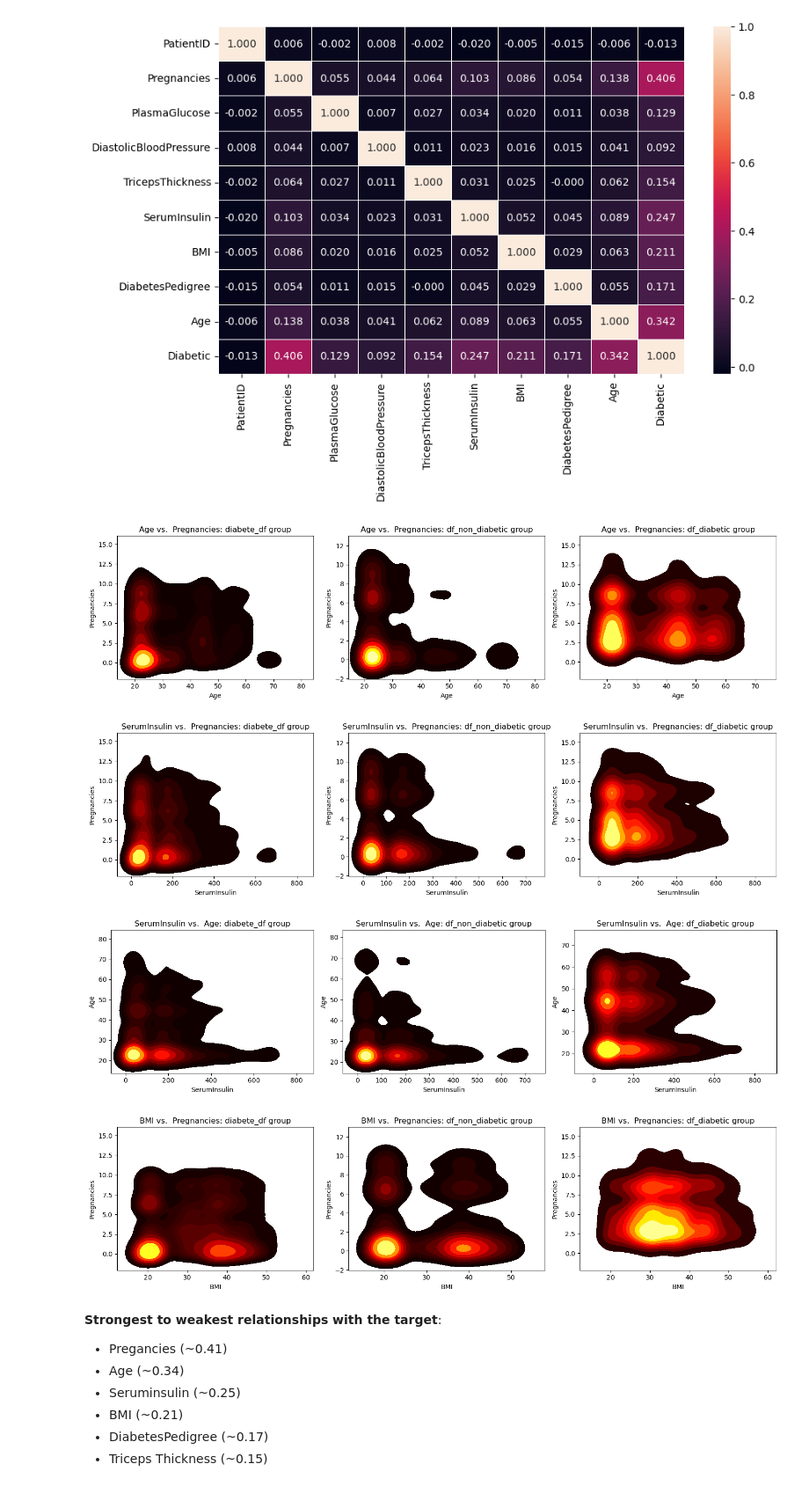
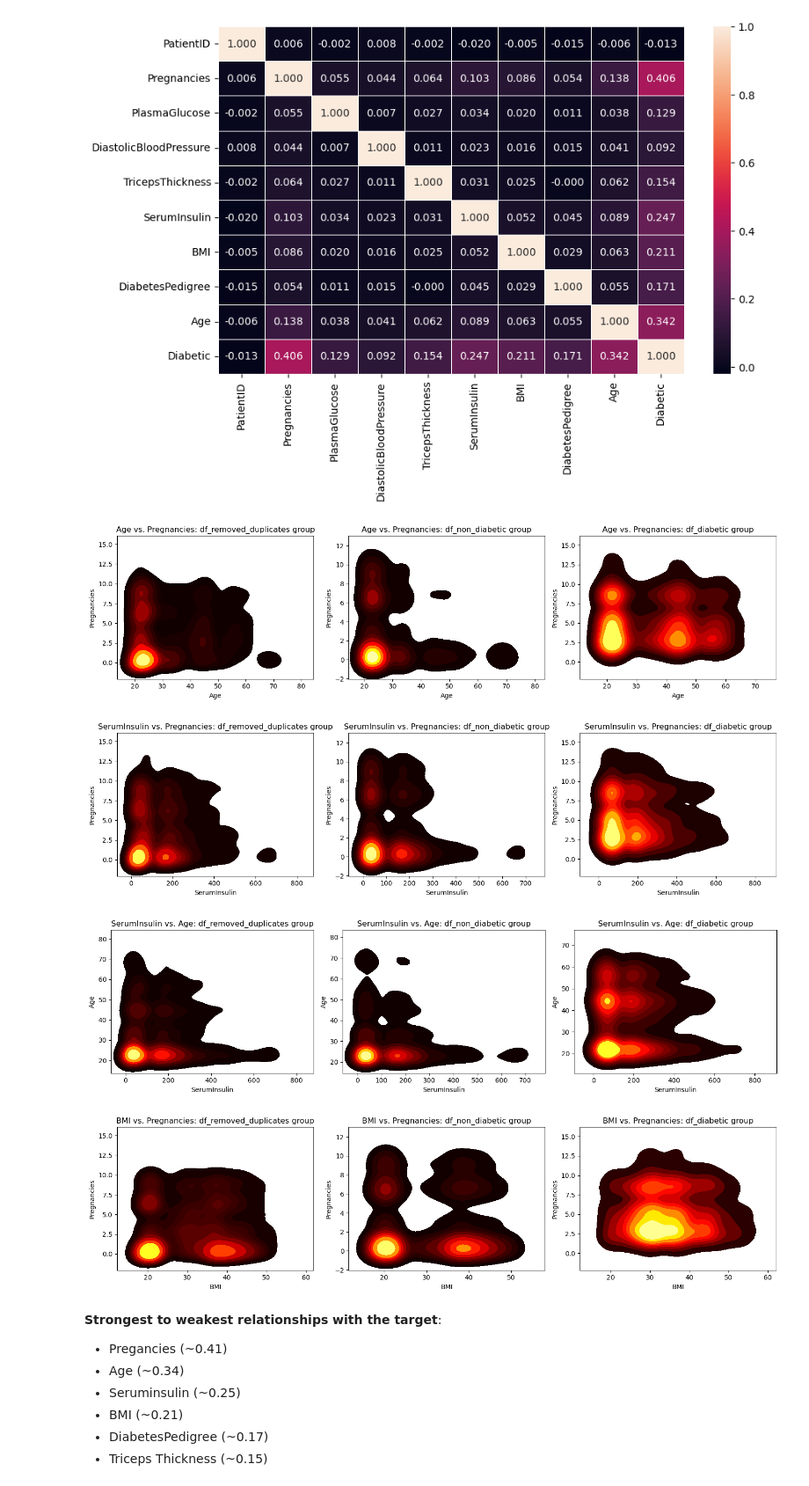
Before and after one commit to Lucky12348/diabetes_prediction, a Jupyter notebook: Notebooks/data_analysis.ipynb, the cells around one changed output. Shown at 88% size. Saved outputs shown, nothing was run; the diff lists cells and outputs as text; code cells hidden in the pictures.

```diff
--- a/Notebooks/data_analysis.ipynb
+++ b/Notebooks/data_analysis.ipynb
@@ -836,13 +842,13 @@ sns.heatmap(df_removed_duplicates.corr(), annot=True, fmt=".3f", linewidths=.5,
 # %%
 
 study_pair = [("Age","Pregnancies"),("SerumInsulin","Pregnancies"),("SerumInsulin","Age"),("BMI","Pregnancies")]
 for x,y in study_pair:
-    heatmap_per_col([df_removed_duplicates,df_non_diabetic,df_diabetic],["diabete_df","df_non_diabetic","df_diabetic"],x,y)
+    heatmap_per_col([df_removed_duplicates,df_non_diabetic,df_diabetic],["df_removed_duplicates","df_non_diabetic","df_diabetic"],x,y)
 # %% [output]
-[figure, old version]
+[figure, new version]
-[figure, old version]
+[figure, new version]
-[figure, old version]
+[figure, new version]
-[figure, old version]
+[figure, new version]
 # %% [markdown]
 **Strongest to weakest relationships with the target**:
 * Pregancies (~0.41)
```
Also changed, not shown: parts of 26 cells of this notebook.
